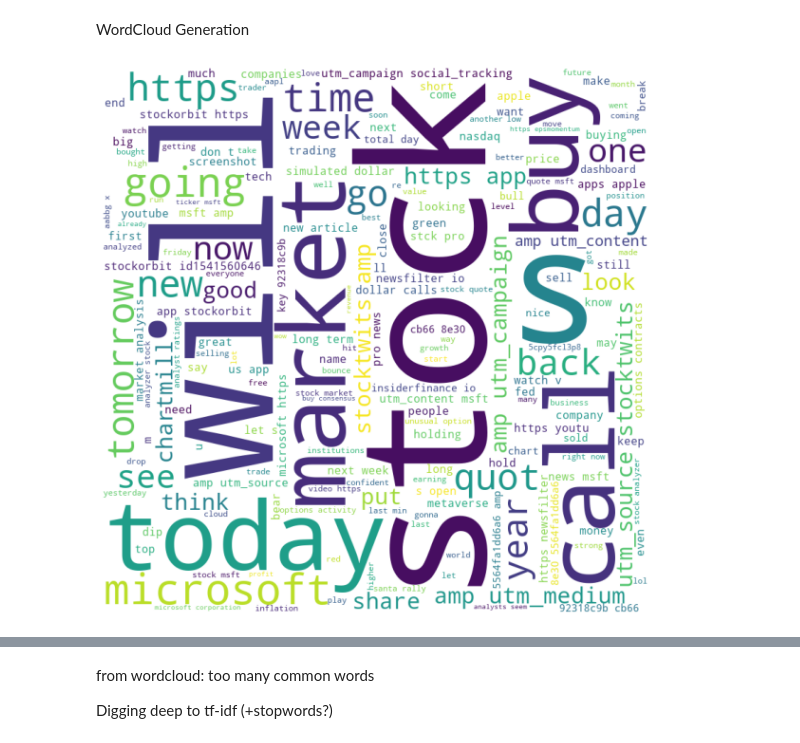
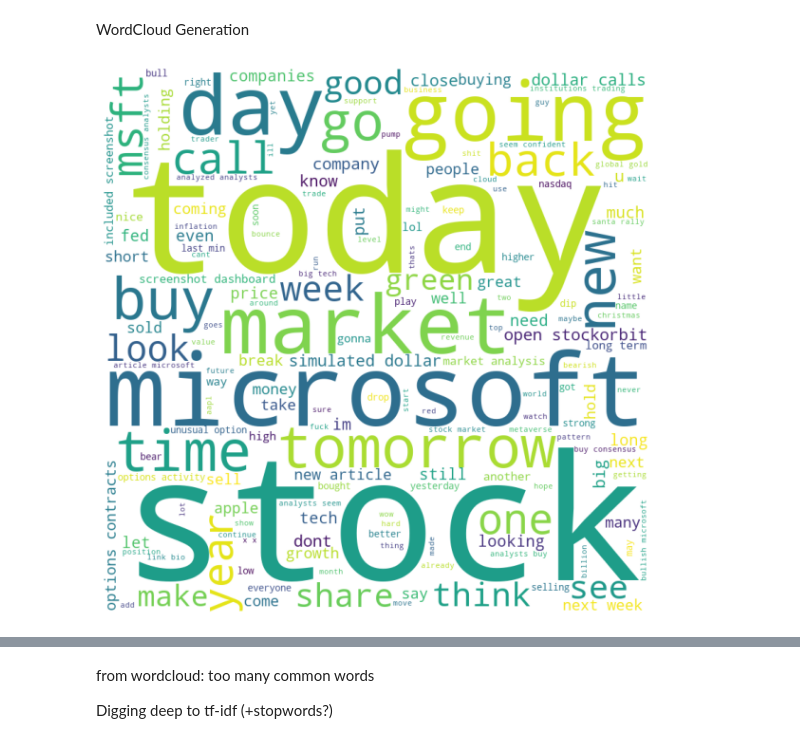
Before and after one commit to samuellau0802/HKUST-x-J.P.-Morgan-Fintech-Mentorship-Program, a Jupyter notebook: data_exploration/stocktwits_explore.ipynb, the cells around one changed output, grey strips where cells are left out. Drawn from its saved outputs; the diff is of its cells as text; code cells hidden in the pictures.

```diff
--- a/data_exploration/stocktwits_explore.ipynb
+++ b/data_exploration/stocktwits_explore.ipynb
@@ -105,8 +105,8 @@ def show_wordcloud(column):
     plt.show()
 # %%
 # MSFT
-show_wordcloud(df[df['symbols']=="$MSFT"]['text'])
+show_wordcloud(df[df['symbols']=="$MSFT"]['tokens'])
 # %% [output]
-[figure, old version]
+[figure, new version]
 # %%
 # AAPL
```
Also changed, not shown: parts of 30 cells of this notebook, 10 other files.
